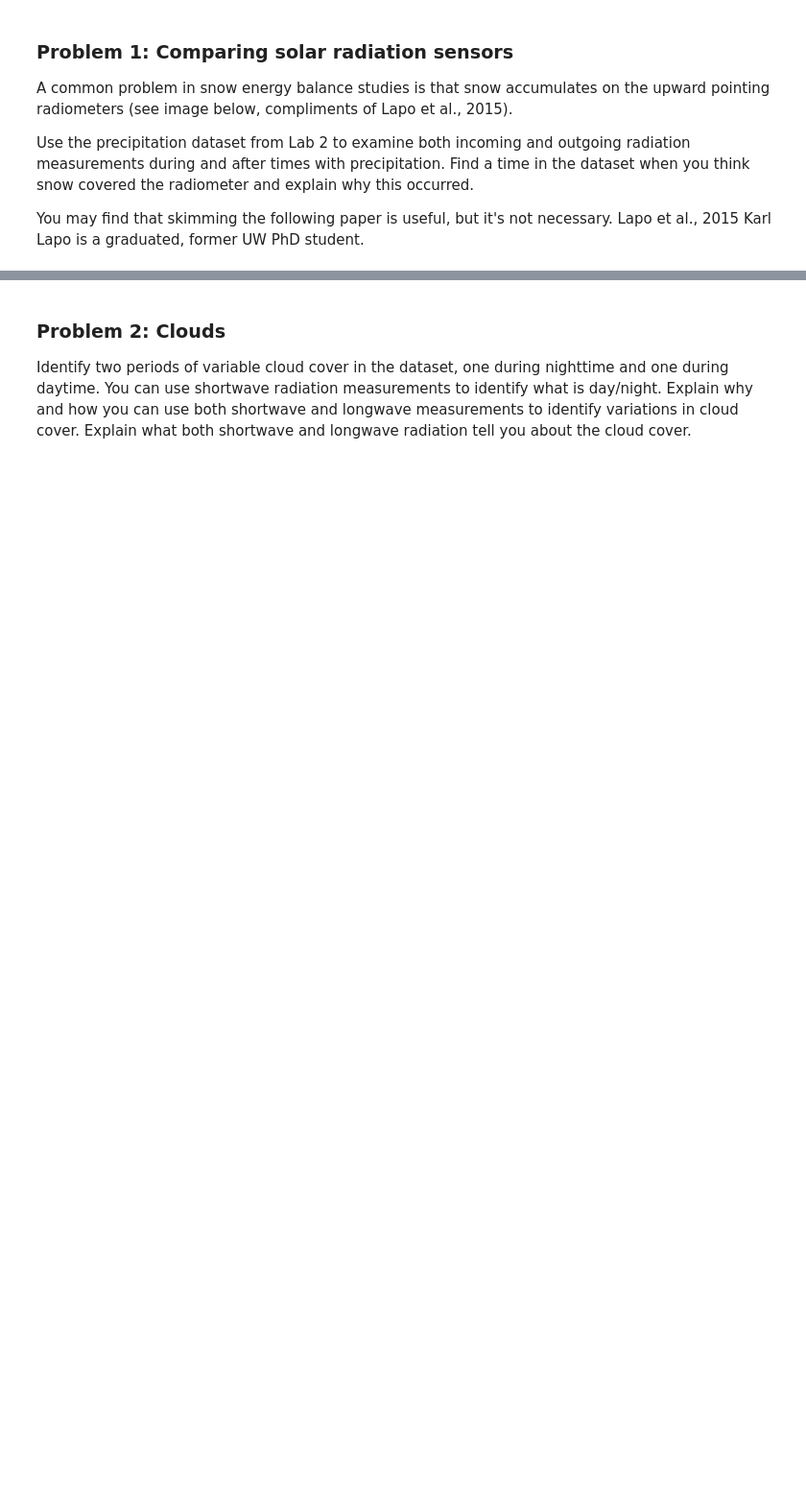
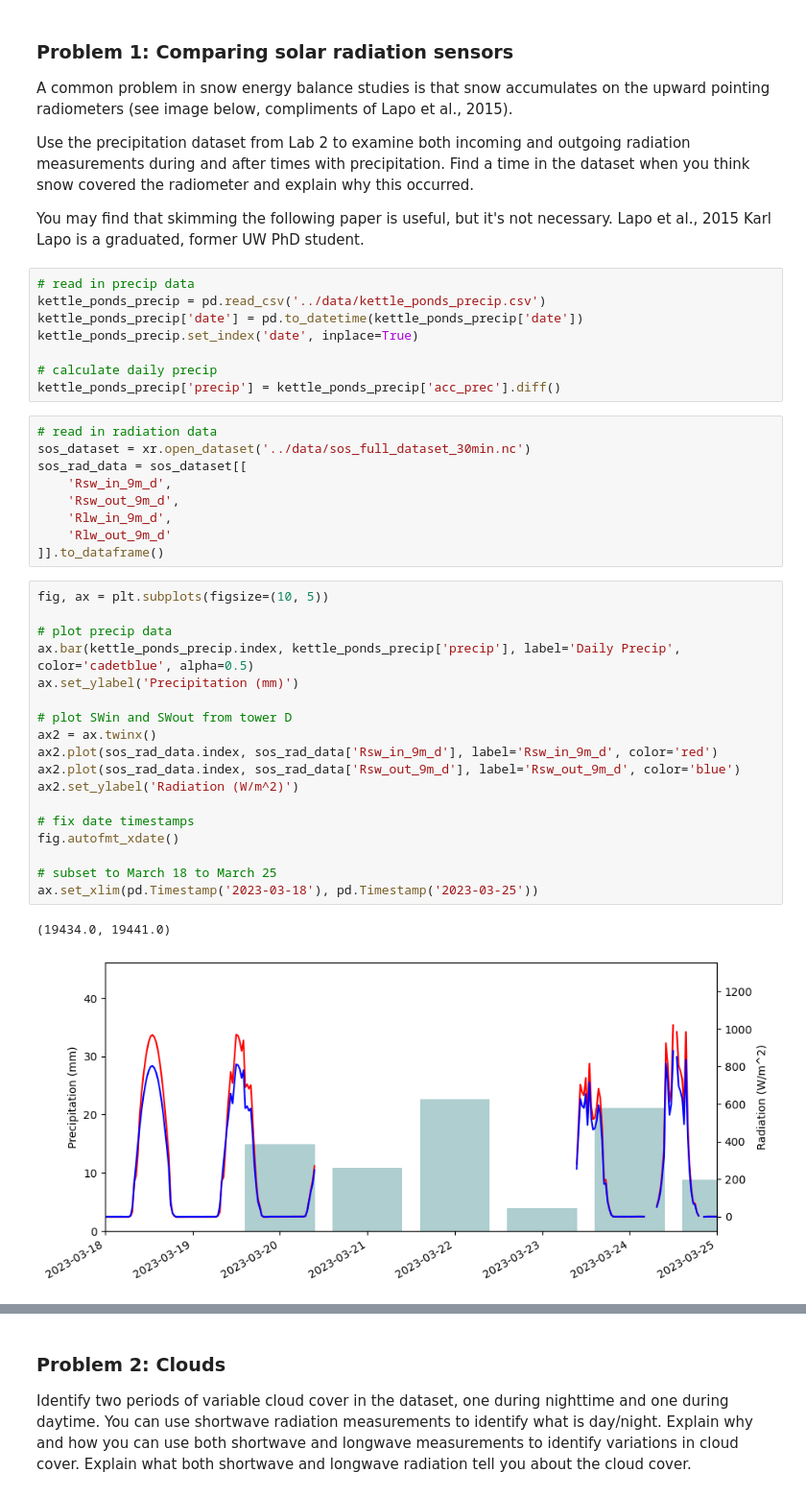
Before and after one commit to clinton-alden/snow_hydrology_WI25, a Jupyter notebook: module3/homework3.ipynb, the cells around one changed output, grey strips where cells are left out. Shown at 96% size. Cells and saved outputs as stored; diff of their text form; blank space fills up the shorter version.

```diff
--- a/module3/homework3.ipynb
+++ b/module3/homework3.ipynb
@@ -9,3 +15,41 @@ A common problem in snow energy balance studies is that snow accumulates on the
 Use the precipitation dataset from Lab 2 to examine both incoming and outgoing radiation measurements during and after times with precipitation. Find a time in the dataset when you think snow covered the radiometer and explain why this occurred.
 
 You may find that skimming the following paper is useful, but it's not necessary. Lapo et al., 2015 Karl Lapo is a graduated, former UW PhD student.
+# %%
+# read in precip data
+kettle_ponds_precip = pd.read_csv('../data/kettle_ponds_precip.csv')
+kettle_ponds_precip['date'] = pd.to_datetime(kettle_ponds_precip['date'])
+kettle_ponds_precip.set_index('date', inplace=True)
+
+# calculate daily precip
+kettle_ponds_precip['precip'] = kettle_ponds_precip['acc_prec'].diff()
+# %%
+# read in radiation data
+sos_dataset = xr.open_dataset('../data/sos_full_dataset_30min.nc')
+sos_rad_data = sos_dataset[[
+    'Rsw_in_9m_d',
+    'Rsw_out_9m_d',
+    'Rlw_in_9m_d',
+    'Rlw_out_9m_d'
+]].to_dataframe()
+# %%
+fig, ax = plt.subplots(figsize=(10, 5))
+
+# plot precip data
+ax.bar(kettle_ponds_precip.index, kettle_ponds_precip['precip'], label='Daily Precip', color='cadetblue', alpha=0.5)
+ax.set_ylabel('Precipitation (mm)')
+
+# plot SWin and SWout from tower D
+ax2 = ax.twinx()
+ax2.plot(sos_rad_data.index, sos_rad_data['Rsw_in_9m_d'], label='Rsw_in_9m_d', color='red')
+ax2.plot(sos_rad_data.index, sos_rad_data['Rsw_out_9m_d'], label='Rsw_out_9m_d', color='blue')
+ax2.set_ylabel('Radiation (W/m^2)')
+
+# fix date timestamps
+fig.autofmt_xdate()
+
+# subset to March 18 to March 25
+ax.set_xlim(pd.Timestamp('2023-03-18'), pd.Timestamp('2023-03-25'))
+# %% [output]
+(19434.0, 19441.0)
+[figure, added]
```
Also changed, not shown: parts of 3 cells of this notebook.
